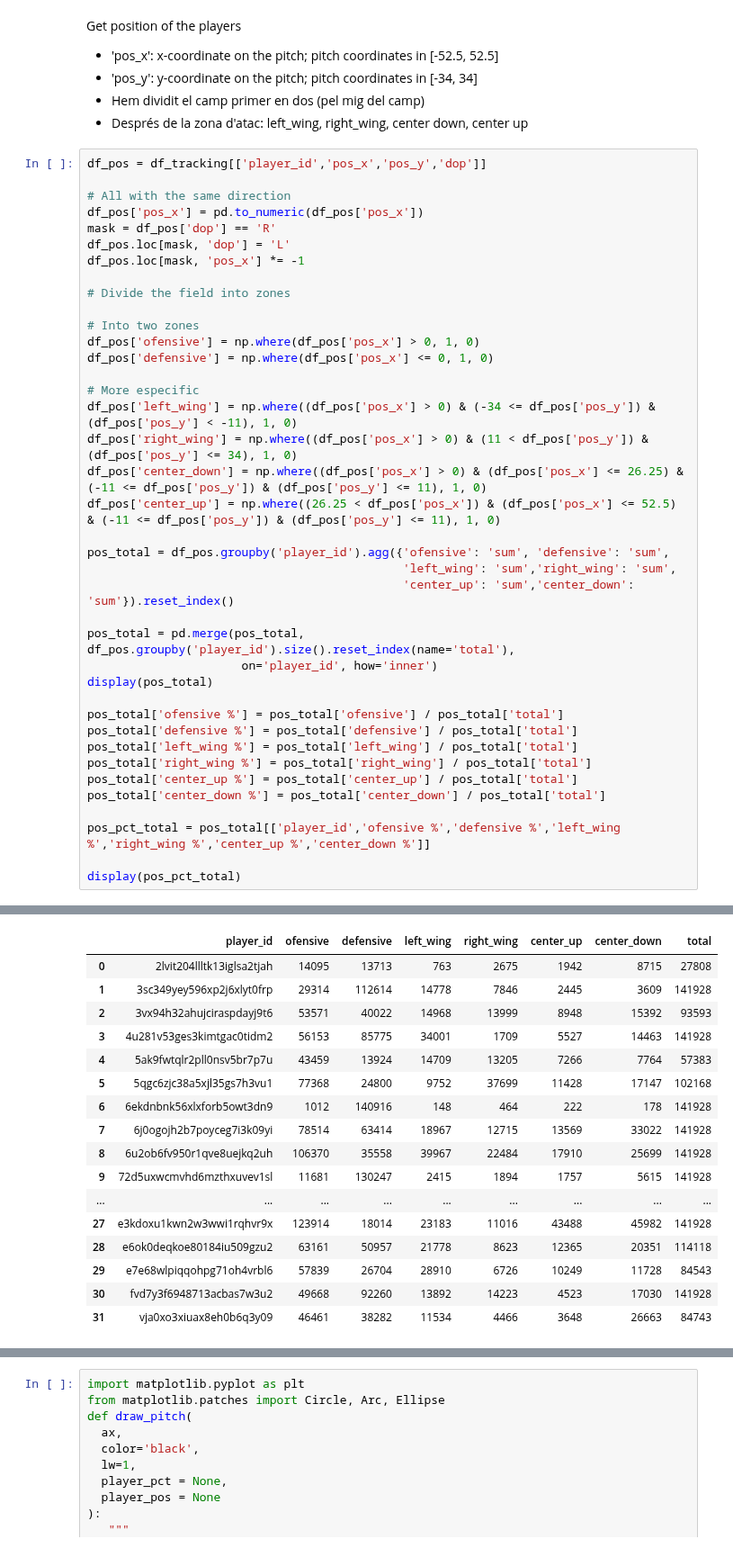
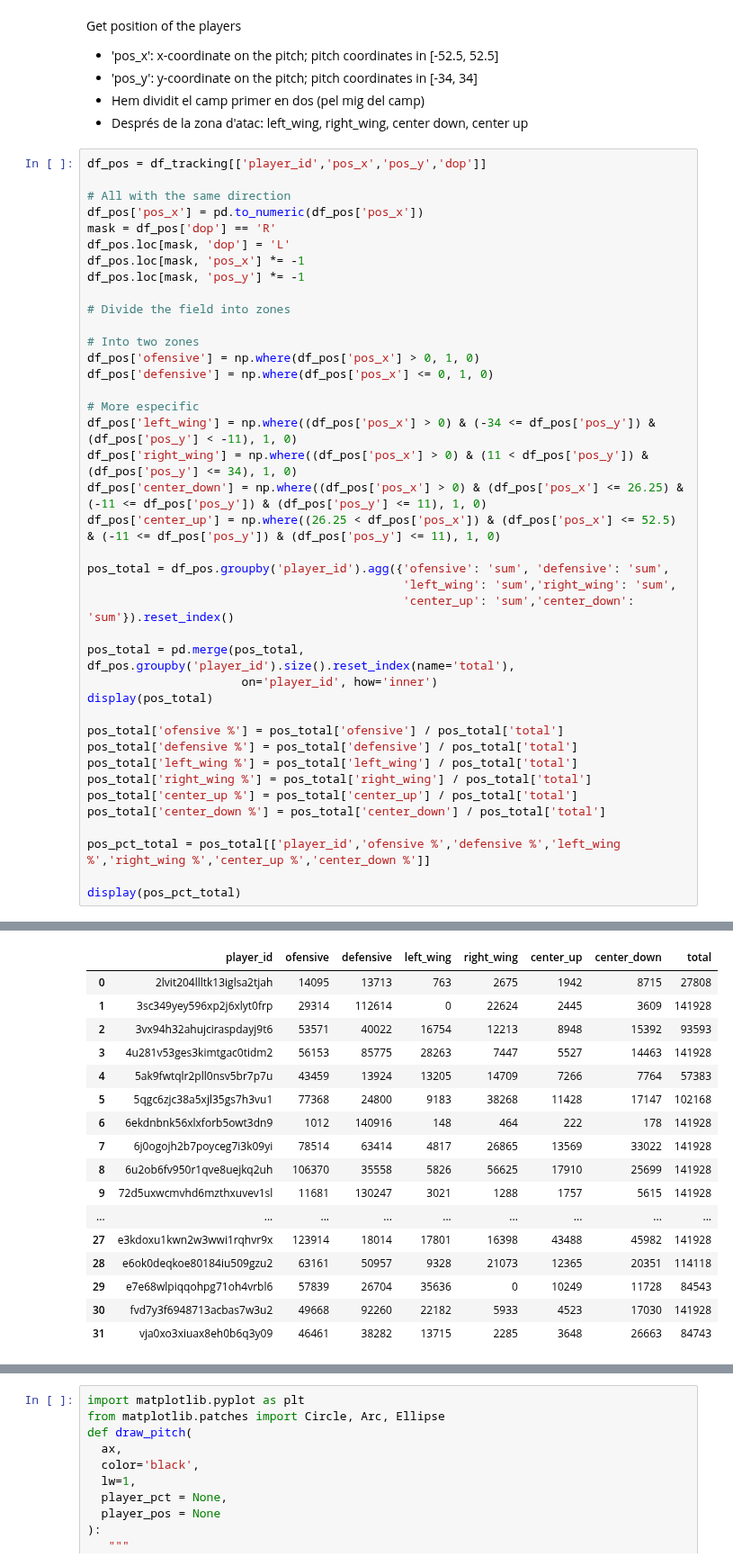
Before and after one commit to GabrielGausachs/OptaChallenge_Clustering_Player_Styles, a Jupyter notebook: utils/testing_tracking.ipynb, the cells around one changed output, grey strips where cells are left out. Shown at 90% size. Saved outputs shown, nothing was run; the diff lists cells and outputs as text.

```diff
--- a/utils/testing_tracking.ipynb
+++ b/utils/testing_tracking.ipynb
@@ -102,6 +102,7 @@ df_pos['pos_x'] = pd.to_numeric(df_pos['pos_x'])
 mask = df_pos['dop'] == 'R'
 df_pos.loc[mask, 'dop'] = 'L'
 df_pos.loc[mask, 'pos_x'] *= -1
+df_pos.loc[mask, 'pos_y'] *= -1
 
 # Divide the field into zones
 
@@ -126,47 +127,47 @@ display(pos_total)
 pos_total['ofensive %'] = pos_total['ofensive'] / pos_total['total']
 pos_total['defensive %'] = pos_total['defensive'] / pos_total['total']
 pos_total['left_wing %'] = pos_total['left_wing'] / pos_total['total']
 pos_total['right_wing %'] = pos_total['right_wing'] / pos_total['total']
 pos_total['center_up %'] = pos_total['center_up'] / pos_total['total']
 pos_total['center_down %'] = pos_total['center_down'] / pos_total['total']
 
 pos_pct_total = pos_total[['player_id','ofensive %','defensive %','left_wing %','right_wing %','center_up %','center_down %']]
 
 display(pos_pct_total)
 # %% [output]
 A value is trying to be set on a copy of a slice from a DataFrame.
 Try using .loc[row_indexer,col_indexer] = value instead
 
 See the caveats in the documentation: https://pandas.pydata.org/pandas-docs/stable/user_guide/indexing.html#returning-a-view-versus-a-copy
   df_pos['pos_x'] = pd.to_numeric(df_pos['pos_x'])
 A value is trying to be set on a copy of a slice from a DataFrame.
 Try using .loc[row_indexer,col_indexer] = value instead
 
 See the caveats in the documentation: https://pandas.pydata.org/pandas-docs/stable/user_guide/indexing.html#returning-a-view-versus-a-copy
   df_pos['ofensive'] = np.where(df_pos['pos_x'] > 0, 1, 0)
 A value is trying to be set on a copy of a slice from a DataFrame.
 Try using .loc[row_indexer,col_indexer] = value instead
 ... (19 lines left out)
 Try using .loc[row_indexer,col_indexer] = value instead
 
 See the caveats in the documentation: https://pandas.pydata.org/pandas-docs/stable/user_guide/indexing.html#returning-a-view-versus-a-copy
   df_pos['center_up'] = np.where((26.25 < df_pos['pos_x']) & (df_pos['pos_x'] <= 52.5) & (-11 <= df_pos['pos_y']) & (df_pos['pos_y'] <= 11), 1, 0)
 |  | player_id | ofensive | defensive | left_wing | right_wing | center_up | center_down | total |
 | 0 | 2lvit204llltk13iglsa2tjah | 14095 | 13713 | 763 | 2675 | 1942 | 8715 | 27808 |
-| 1 | 3sc349yey596xp2j6xlyt0frp | 29314 | 112614 | 14778 | 7846 | 2445 | 3609 | 141928 |
-| 2 | 3vx94h32ahujciraspdayj9t6 | 53571 | 40022 | 14968 | 13999 | 8948 | 15392 | 93593 |
-| 3 | 4u281v53ges3kimtgac0tidm2 | 56153 | 85775 | 34001 | 1709 | 5527 | 14463 | 141928 |
-| 4 | 5ak9fwtqlr2pll0nsv5br7p7u | 43459 | 13924 | 14709 | 13205 | 7266 | 7764 | 57383 |
-| 5 | 5qgc6zjc38a5xjl35gs7h3vu1 | 77368 | 24800 | 9752 | 37699 | 11428 | 17147 | 102168 |
+| 1 | 3sc349yey596xp2j6xlyt0frp | 29314 | 112614 | 0 | 22624 | 2445 | 3609 | 141928 |
+| 2 | 3vx94h32ahujciraspdayj9t6 | 53571 | 40022 | 16754 | 12213 | 8948 | 15392 | 93593 |
+| 3 | 4u281v53ges3kimtgac0tidm2 | 56153 | 85775 | 28263 | 7447 | 5527 | 14463 | 141928 |
+| 4 | 5ak9fwtqlr2pll0nsv5br7p7u | 43459 | 13924 | 13205 | 14709 | 7266 | 7764 | 57383 |
+| 5 | 5qgc6zjc38a5xjl35gs7h3vu1 | 77368 | 24800 | 9183 | 38268 | 11428 | 17147 | 102168 |
 | 6 | 6ekdnbnk56xlxforb5owt3dn9 | 1012 | 140916 | 148 | 464 | 222 | 178 | 141928 |
-| 7 | 6j0ogojh2b7poyceg7i3k09yi | 78514 | 63414 | 18967 | 12715 | 13569 | 33022 | 141928 |
-| 8 | 6u2ob6fv950r1qve8uejkq2uh | 106370 | 35558 | 39967 | 22484 | 17910 | 25699 | 141928 |
-| 9 | 72d5uxwcmvhd6mzthxuvev1sl | 11681 | 130247 | 2415 | 1894 | 1757 | 5615 | 141928 |
+| 7 | 6j0ogojh2b7poyceg7i3k09yi | 78514 | 63414 | 4817 | 26865 | 13569 | 33022 | 141928 |
+| 8 | 6u2ob6fv950r1qve8uejkq2uh | 106370 | 35558 | 5826 | 56625 | 17910 | 25699 | 141928 |
+| 9 | 72d5uxwcmvhd6mzthxuvev1sl | 11681 | 130247 | 3021 | 1288 | 1757 | 5615 | 141928 |
 | ... | ... | ... | ... | ... | ... | ... | ... | ... |
-| 27 | e3kdoxu1kwn2w3wwi1rqhvr9x | 123914 | 18014 | 23183 | 11016 | 43488 | 45982 | 141928 |
-| 28 | e6ok0deqkoe80184iu509gzu2 | 63161 | 50957 | 21778 | 8623 | 12365 | 20351 | 114118 |
-| 29 | e7e68wlpiqqohpg71oh4vrbl6 | 57839 | 26704 | 28910 | 6726 | 10249 | 11728 | 84543 |
-| 30 | fvd7y3f6948713acbas7w3u2 | 49668 | 92260 | 13892 | 14223 | 4523 | 17030 | 141928 |
-| 31 | vja0xo3xiuax8eh0b6q3y09 | 46461 | 38282 | 11534 | 4466 | 3648 | 26663 | 84743 |
+| 27 | e3kdoxu1kwn2w3wwi1rqhvr9x | 123914 | 18014 | 17801 | 16398 | 43488 | 45982 | 141928 |
+| 28 | e6ok0deqkoe80184iu509gzu2 | 63161 | 50957 | 9328 | 21073 | 12365 | 20351 | 114118 |
+| 29 | e7e68wlpiqqohpg71oh4vrbl6 | 57839 | 26704 | 35636 | 0 | 10249 | 11728 | 84543 |
+| 30 | fvd7y3f6948713acbas7w3u2 | 49668 | 92260 | 22182 | 5933 | 4523 | 17030 | 141928 |
+| 31 | vja0xo3xiuax8eh0b6q3y09 | 46461 | 38282 | 13715 | 2285 | 3648 | 26663 | 84743 |
 |  | player_id | ofensive % | defensive % | left_wing % | right_wing % | center_up % | center_down % |
 | 0 | 2lvit204llltk13iglsa2tjah | 0.506869 | 0.493131 | 0.027438 | 0.096195 | 0.069836 | 0.313399 |
```
Also changed, not shown: parts of 3 cells of this notebook, 5 other files.
